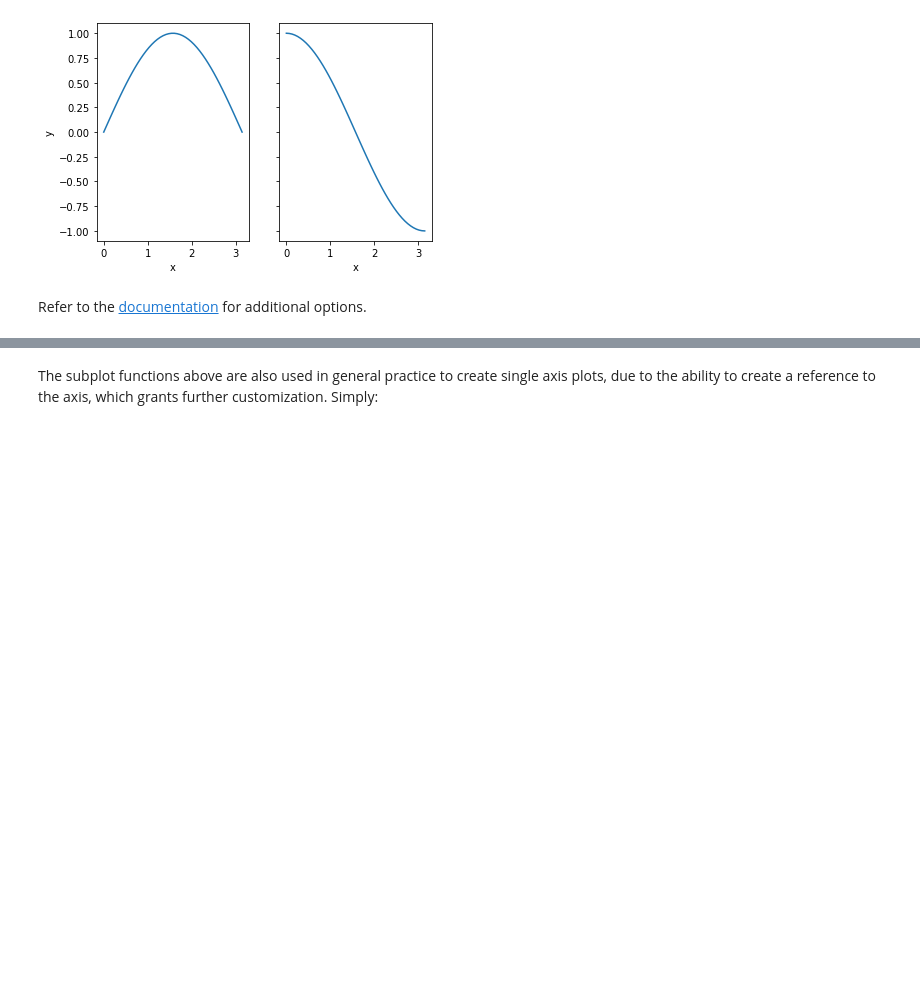
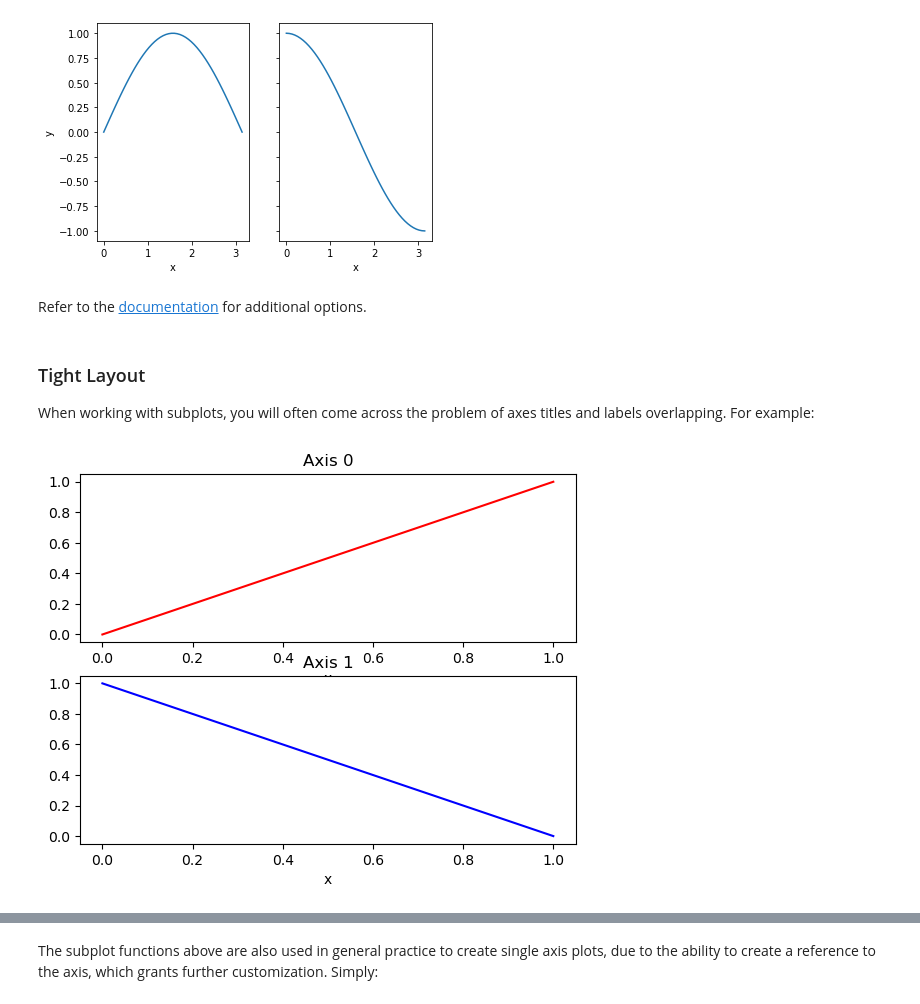
Before and after one commit to maystey/uct-nassp-cm, a Jupyter notebook: book/content/03-scientific-packages/02-matplotlib/02-subplots.ipynb, the cells around one changed output, grey strips where cells are left out. Drawn from its saved outputs; the diff is of its cells as text; code cells hidden in the pictures; blank space fills up the shorter version.

```diff
--- a/book/content/03-scientific-packages/02-matplotlib/02-subplots.ipynb
+++ b/book/content/03-scientific-packages/02-matplotlib/02-subplots.ipynb
@@ -90,3 +126,21 @@ plt.show()
 [figure]
 # %% [markdown]
 Refer to the [documentation](https://matplotlib.org/3.2.1/api/_as_gen/matplotlib.pyplot.subplots.html) for additional options.
+# %% [markdown]
+### Tight Layout
+
+When working with subplots, you will often come across the problem of axes titles and labels overlapping. For example:
+# %%
+fig, ax = plt.subplots(2, 1)
+
+ax[0].plot((0, 1), color='red')
+ax[0].set_title('Axis 0')
+ax[0].set_xlabel('x')
+
+ax[1].plot((1, 0), color='blue')
+ax[1].set_title('Axis 1')
+ax[1].set_xlabel('x')
+
+plt.show()
+# %% [output]
+[figure, added]
```
Also changed, not shown: parts of 17 cells of this notebook, 8 other files.
